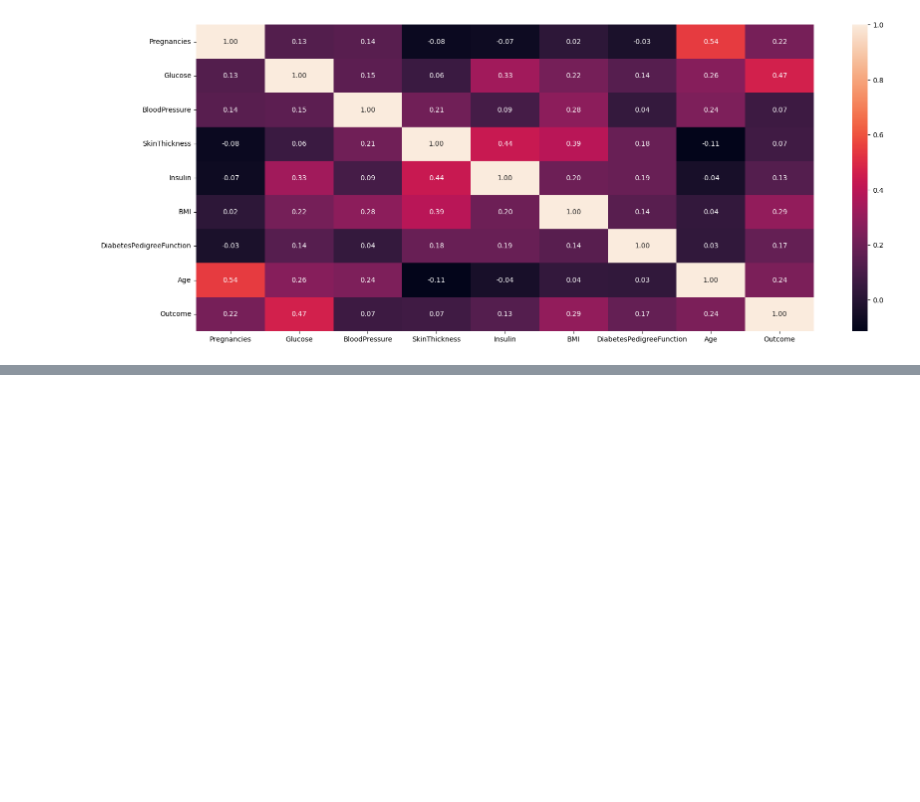
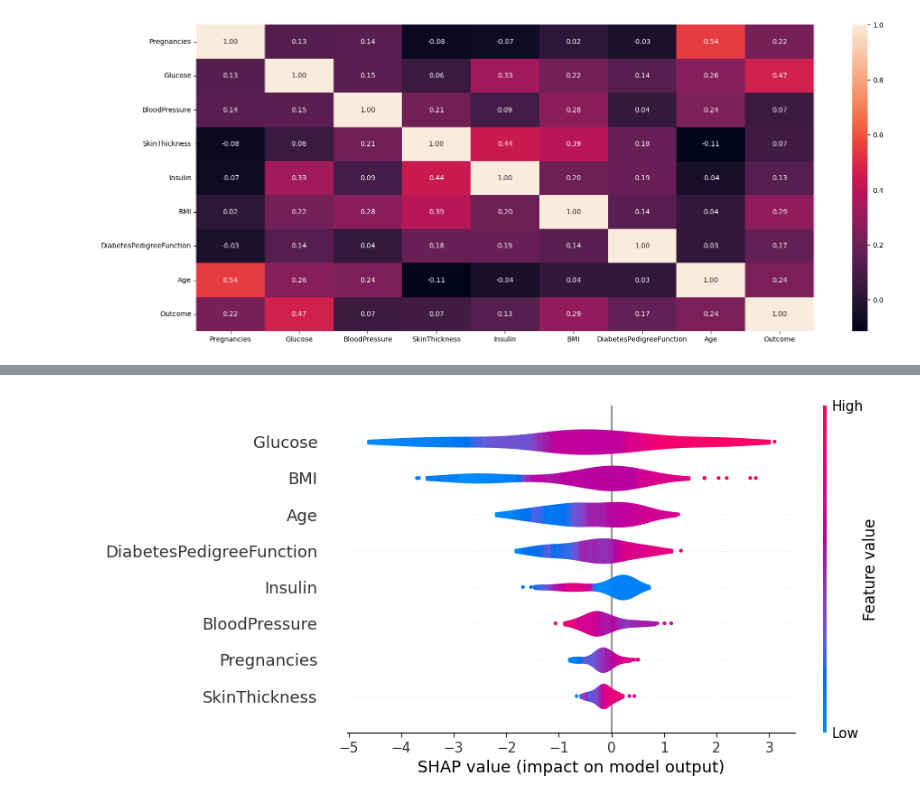
Before and after one commit to purushottam-bajaj/Explainable-AI, a Jupyter notebook: Explainable_AI.ipynb, the cells around one changed output, grey strips where cells are left out. Cells and saved outputs as stored; diff of their text form; code cells hidden in the pictures; blank space fills up the shorter version.

```diff
--- a/Explainable_AI.ipynb
+++ b/Explainable_AI.ipynb
@@ -59,0 +225,4 @@ plt.show()
+# %%
+shap.plots.violin(shap_values)
+# %% [output]
+[figure, added]
```
Also changed, not shown: parts of 17 cells of this notebook.
